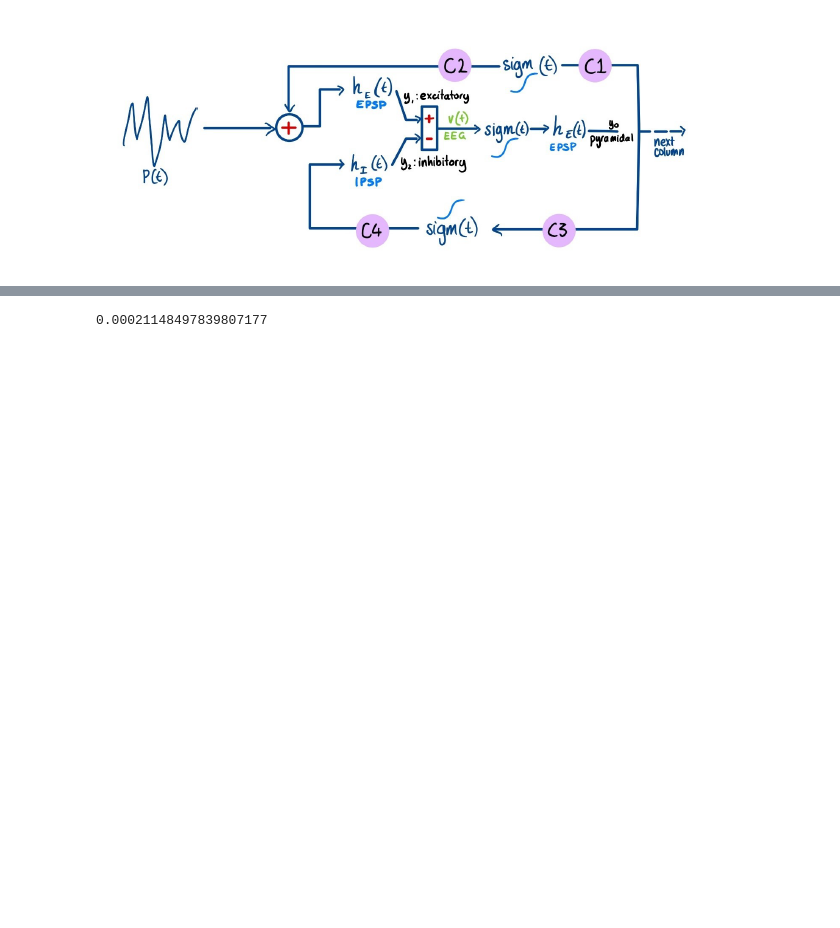
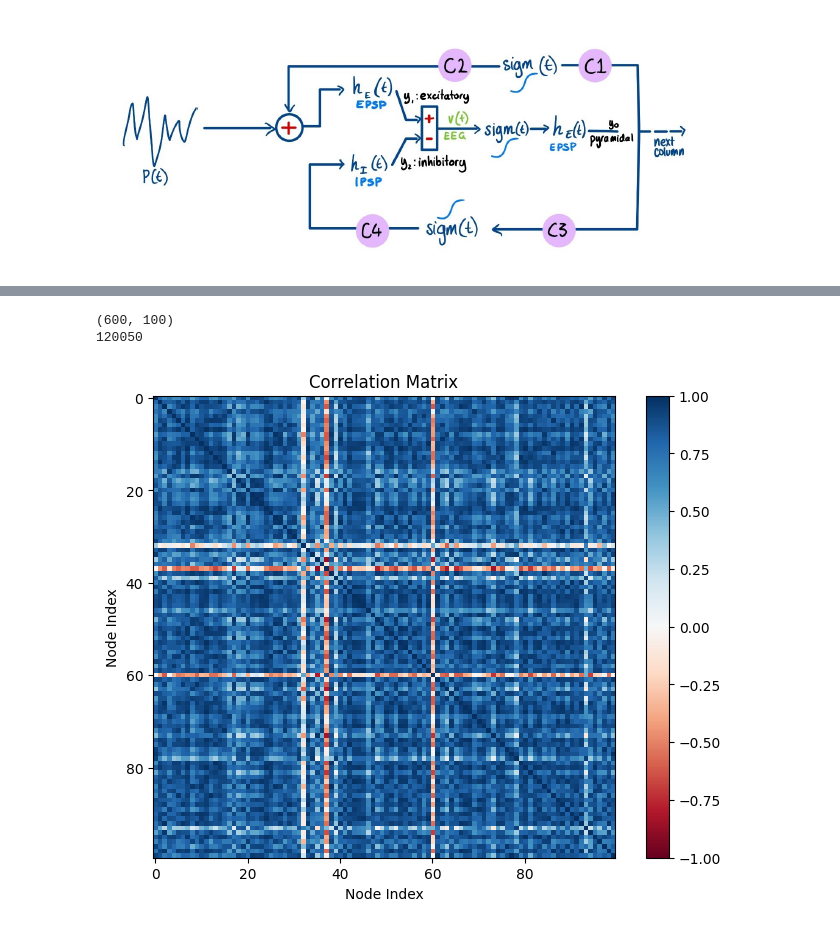
Before and after one commit to emias12/FinalYearProject, a Jupyter notebook: Jansen&Rit.ipynb, the cells around one changed output, grey strips where cells are left out. Drawn from its saved outputs; the diff is of its cells as text; code cells hidden in the pictures; blank space fills up the shorter version.

Commit message:
Is producing an FC matrix, albeit with a very large scaling factor

```diff
--- a/Jansen&Rit.ipynb
+++ b/Jansen&Rit.ipynb
@@ -146,72 +150,67 @@ E_0 = 0.4 # resting oxygen extraction rate
 k1 = 2.77
 k2 = 0.2
 k3 = 0.5
 
 V_0 = 0.03 # fraction of deoxygenated blood in resting state
 
 # Calculate firing rates, V_T is EEG like response, r_0 is the sigmoid slope
 firing_rates = sigmoid(V_T, r_0) # sim_length x num_nodes
 
+scaling = 1000000
+
 # ODEs for Balloon Windkessel Model
 def balloon_windkessel_ode(state, t):
     # s: vasodilatory response
     # f: blood inflow
     # v: blood volume
     # q: deoxyhemoglobin content
     s, f, v, q = state
 
-    ds_dt = firing_rates[t] - s / tau_s - (f - 1) / tau_f
+    # NOTE - multiplying firing rate by a large constant
+    ds_dt  = scaling * firing_rates[t] - s / tau_s - (f - 1) / tau_f
     df_dt = s
     dv_dt = (f - v**(1/k)) / tau_v
     dq_dt = ((f * (1 - (1 - E_0)**(1 / f))) / E_0 - (q * v**(1/k)) / v) / tau_q
 
     return [ds_dt, df_dt, dv_dt, dq_dt]
 
-Ntotal = 150  # Total simulation time points
+# Initial conditions
+initial_conditions = np.array([[0.1, 1, 1, 1]] * num_nodes).T
 
-# Initial conditions
-initial_conditions = [0.1, 1, 1, 1]
+print(firing_rates.shape)
+print(int(euler_length + sim_length/ dt))
+# Array to store results
+BOLD_vars = np.zeros((int(euler_length + sim_length/ dt), 4, num_nodes))
+BOLD_vars[0] = initial_conditions
 
 # Run simulation using Euler method
-BOLD_vars = np.zeros((sim_length, 4, num_nodes))
+for i in range(1, sim_length):
+    # NOTE - useing sim_length instead of int(euler_length + sim_length/ dt) because of size of firing rates
+    BOLD_vars[i] = BOLD_vars[i - 1] + dt * np.array(balloon_windkessel_ode(BOLD_vars[i - 1], i))
 
+# Initialize BOLD array
+BOLD_array = np.zeros((sim_length, num_nodes))
+
+# Generate BOLD array
 for t in range(sim_length):
-    state = initial_conditions
-    for i in range(4):
-        state[i] = state[i] + dt * balloon_windkessel_ode(state, t)[i]
-        BOLD_vars[t, i, :] = state[i]
-
-# BOLD_vars shapes is sim_length x 4 x num_nodes (so 150 x 4 x 100)
-
-# Extract the BOLD signal #################################################################
-def b_i(t):
     q = BOLD_vars[t, 3, :]
     v = BOLD_vars[t, 2, :]
-    return V_0 * (k1 * (1 - q) + k2 * (1 - (q/v)) + k3 * (1 - v))
+    BOLD_array[t, :] = V_0 * (k1 * (1 - q) + k2 * (1 - (q/v)) + k3 * (1 - v))
+
+# Now have a 600x100 BOLD array stored in BOLD_array
+# Calculate the SC from the BOLD signal
+
+
+SC_matrix = np.corrcoef(BOLD_array.T)
+
+plt.figure(figsize=(8, 6))
+plt.imshow(SC_matrix, cmap='RdBu', vmin=-1, vmax=1)
+plt.colorbar()
+plt.title('Correlation Matrix')
+plt.xlabel('Node Index')
+plt.ylabel('Node Index')
+plt.show()
+# %% [output]
+(600, 100)
+120050
+[figure, added]
-# %%
-import os
-import numpy as np
-import matplotlib.pyplot as plt
-from scipy.stats import pearsonr
-from scipy.interpolate import interp1d
-# Create a simulated FC matrix from BOLD-like signal #######################################
-BOLD_time_series = []
-
-# Extract BOLD time series for the last 10 time points
-for t in range(Ntotal - 10, Ntotal):
-    BOLD_time_series.append(b_i(t))
-
-# Initialize a list to store the sums of each position across all vectors
-sums = [0] * num_nodes
-
-# Iterate over each position in the vectors and accumulate the values
-for time_series in BOLD_time_series:
-    for node_index, node_value in enumerate(time_series):
-        sums[node_index] += node_value
-
-# Calculate the average by dividing each sum by the number of vectors
-average_vector = np.array([total / len(BOLD_time_series) for total in sums])
-
-# Compute correlation matrix
-# %% [output]
-0.00021148497839807177
```
Also changed, not shown: parts of 2 cells of this notebook.
